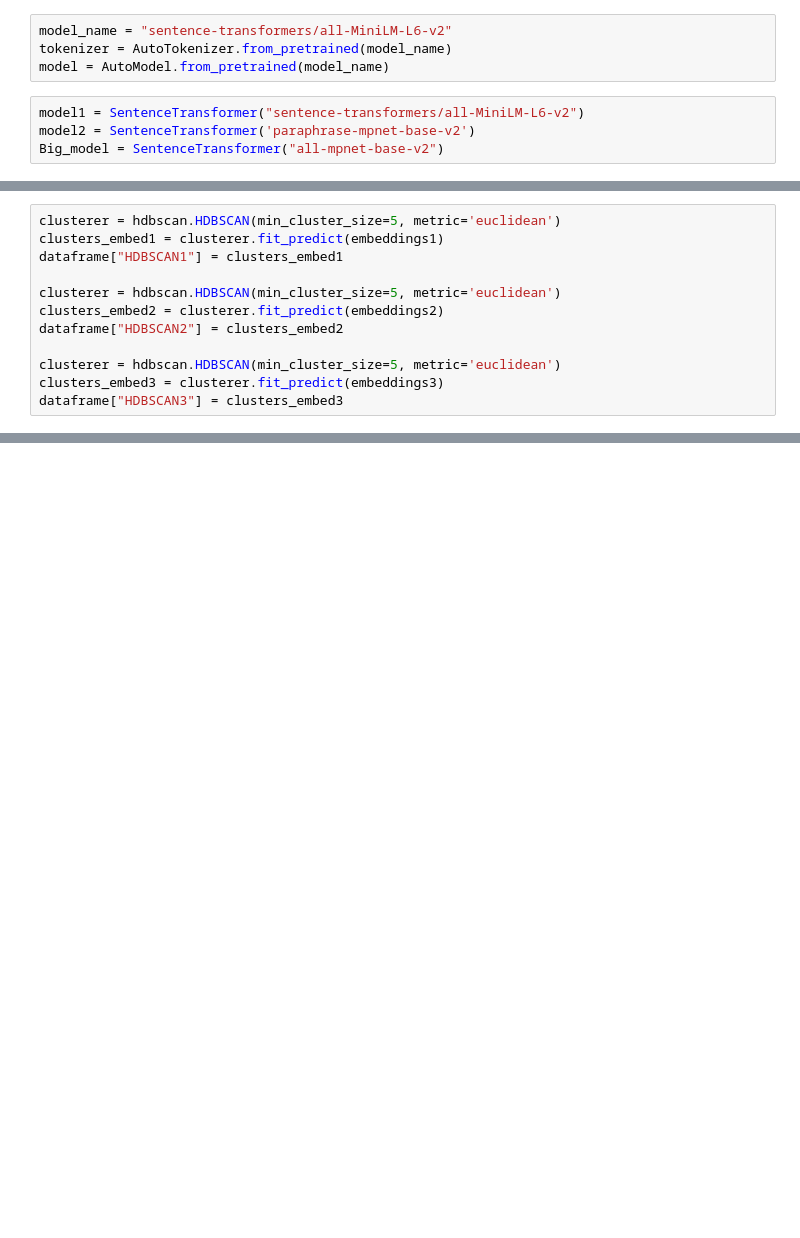
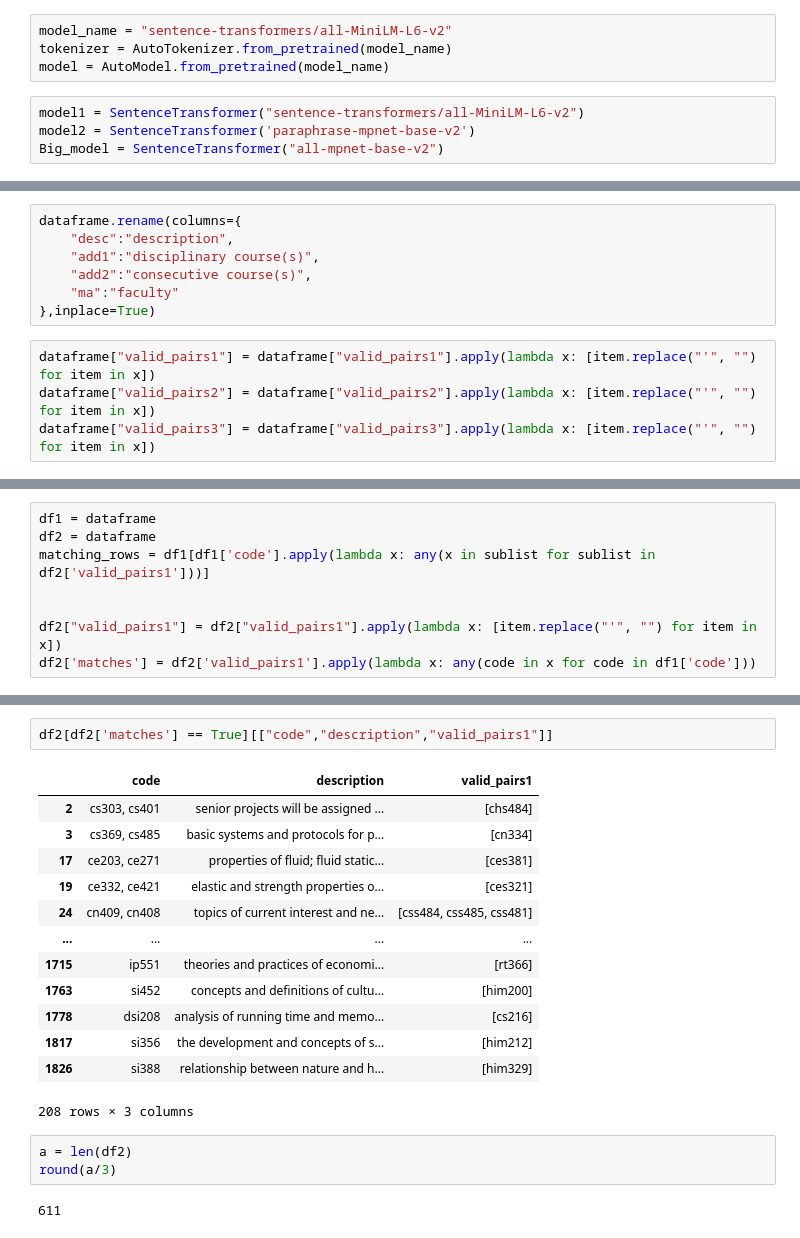
Before and after one commit to chokoon123/314, a Jupyter notebook: embed.ipynb, the cells around one changed output, grey strips where cells are left out. Drawn from its saved outputs; the diff is of its cells as text; blank space fills up the shorter version.

```diff
--- a/embed.ipynb
+++ b/embed.ipynb
@@ -218,12 +77,0 @@ dataframe["Kmean_embed3"] = clusters_embed3
-# %%
-clusterer = hdbscan.HDBSCAN(min_cluster_size=5, metric='euclidean')
-clusters_embed1 = clusterer.fit_predict(embeddings1)
-dataframe["HDBSCAN1"] = clusters_embed1
-
-clusterer = hdbscan.HDBSCAN(min_cluster_size=5, metric='euclidean')
-clusters_embed2 = clusterer.fit_predict(embeddings2)
-dataframe["HDBSCAN2"] = clusters_embed2
-
-clusterer = hdbscan.HDBSCAN(min_cluster_size=5, metric='euclidean')
-clusters_embed3 = clusterer.fit_predict(embeddings3)
-dataframe["HDBSCAN3"] = clusters_embed3
@@ -304,0 +257,11 @@ TF-IDF
+# %%
+dataframe.rename(columns={
+    "desc":"description",
+    "add1":"disciplinary course(s)",
+    "add2":"consecutive course(s)",
+    "ma":"faculty"
+},inplace=True)
+# %%
+dataframe["valid_pairs1"] = dataframe["valid_pairs1"].apply(lambda x: [item.replace("'", "") for item in x])
+dataframe["valid_pairs2"] = dataframe["valid_pairs2"].apply(lambda x: [item.replace("'", "") for item in x])
+dataframe["valid_pairs3"] = dataframe["valid_pairs3"].apply(lambda x: [item.replace("'", "") for item in x])
@@ -304,0 +299,8 @@ TF-IDF
+# %%
+df1 = dataframe
+df2 = dataframe
+matching_rows = df1[df1['code'].apply(lambda x: any(x in sublist for sublist in df2['valid_pairs1']))]
+
+
+df2["valid_pairs1"] = df2["valid_pairs1"].apply(lambda x: [item.replace("'", "") for item in x])
+df2['matches'] = df2['valid_pairs1'].apply(lambda x: any(code in x for code in df1['code']))
@@ -304,0 +316,21 @@ TF-IDF
+# %%
+df2[df2['matches'] == True][["code","description","valid_pairs1"]]
+# %% [output]
+|  | code | description | valid_pairs1 |
+| 2 | cs303, cs401 | senior projects will be assigned ... | [chs484] |
+| 3 | cs369, cs485 | basic systems and protocols for p... | [cn334] |
+| 17 | ce203, ce271 | properties of fluid; fluid static... | [ces381] |
+| 19 | ce332, ce421 | elastic and strength properties o... | [ces321] |
+| 24 | cn409, cn408 | topics of current interest and ne... | [css484, css485, css481] |
+| ... | ... | ... | ... |
+| 1715 | ip551 | theories and practices of economi... | [rt366] |
+| 1763 | si452 | concepts and definitions of cultu... | [him200] |
+| 1778 | dsi208 | analysis of running time and memo... | [cs216] |
+| 1817 | si356 | the development and concepts of s... | [him212] |
+| 1826 | si388 | relationship between nature and h... | [him329] |
+208 rows × 3 columns
+# %%
+a = len(df2)
+round(a/3)
+# %% [output]
+611
```
Also changed, not shown: parts of 32 cells of this notebook, 8 other files.
